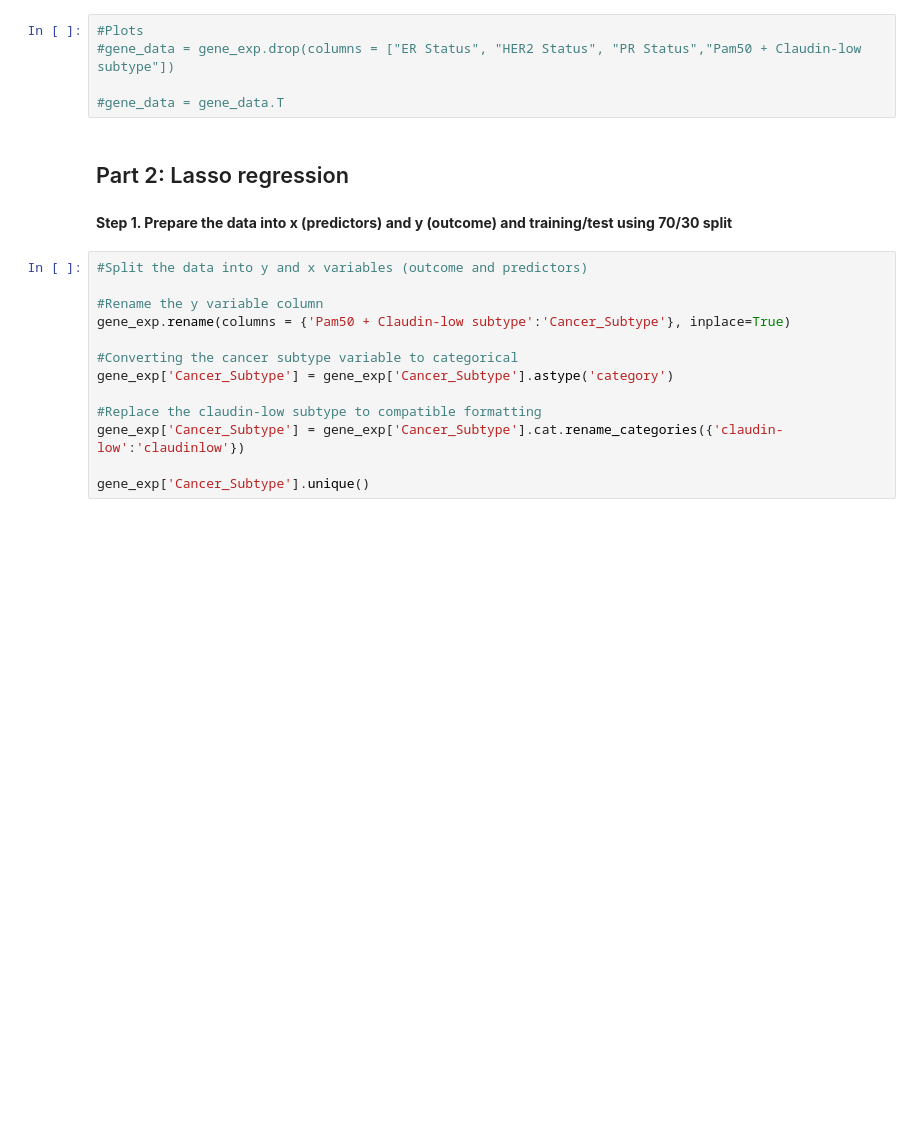
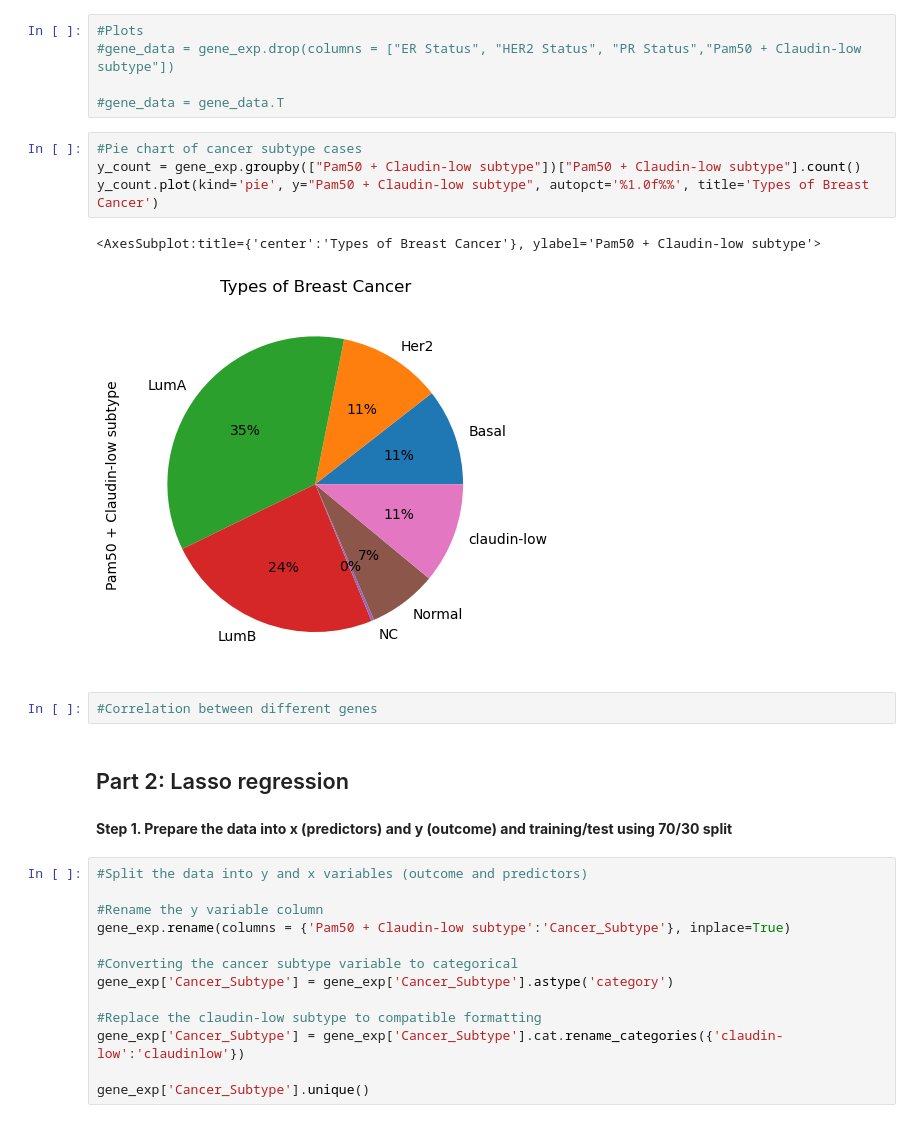
Before and after one commit to chris-lovejoy/CodingForMedicine, a Jupyter notebook: exercises/Gene classification exercise.ipynb, the cells around one changed output. Drawn from its saved outputs; the diff is of its cells as text; blank space fills up the shorter version.

```diff
--- a/exercises/Gene classification exercise.ipynb
+++ b/exercises/Gene classification exercise.ipynb
@@ -36,6 +62,15 @@ gene_exp.isna().any().any()
 #gene_data = gene_exp.drop(columns = ["ER Status", "HER2 Status", "PR Status","Pam50 + Claudin-low subtype"])
 
 #gene_data = gene_data.T
+# %%
+#Pie chart of cancer subtype cases
+y_count = gene_exp.groupby(["Pam50 + Claudin-low subtype"])["Pam50 + Claudin-low subtype"].count()
+y_count.plot(kind='pie', y="Pam50 + Claudin-low subtype", autopct='%1.0f%%', title='Types of Breast Cancer')
+# %% [output]
+<AxesSubplot:title={'center':'Types of Breast Cancer'}, ylabel='Pam50 + Claudin-low subtype'>
+[figure, added]
+# %%
+#Correlation between different genes
 # %% [markdown]
 ## Part 2: Lasso regression
 # %% [markdown]
```
Also changed, not shown: parts of 39 cells of this notebook.
